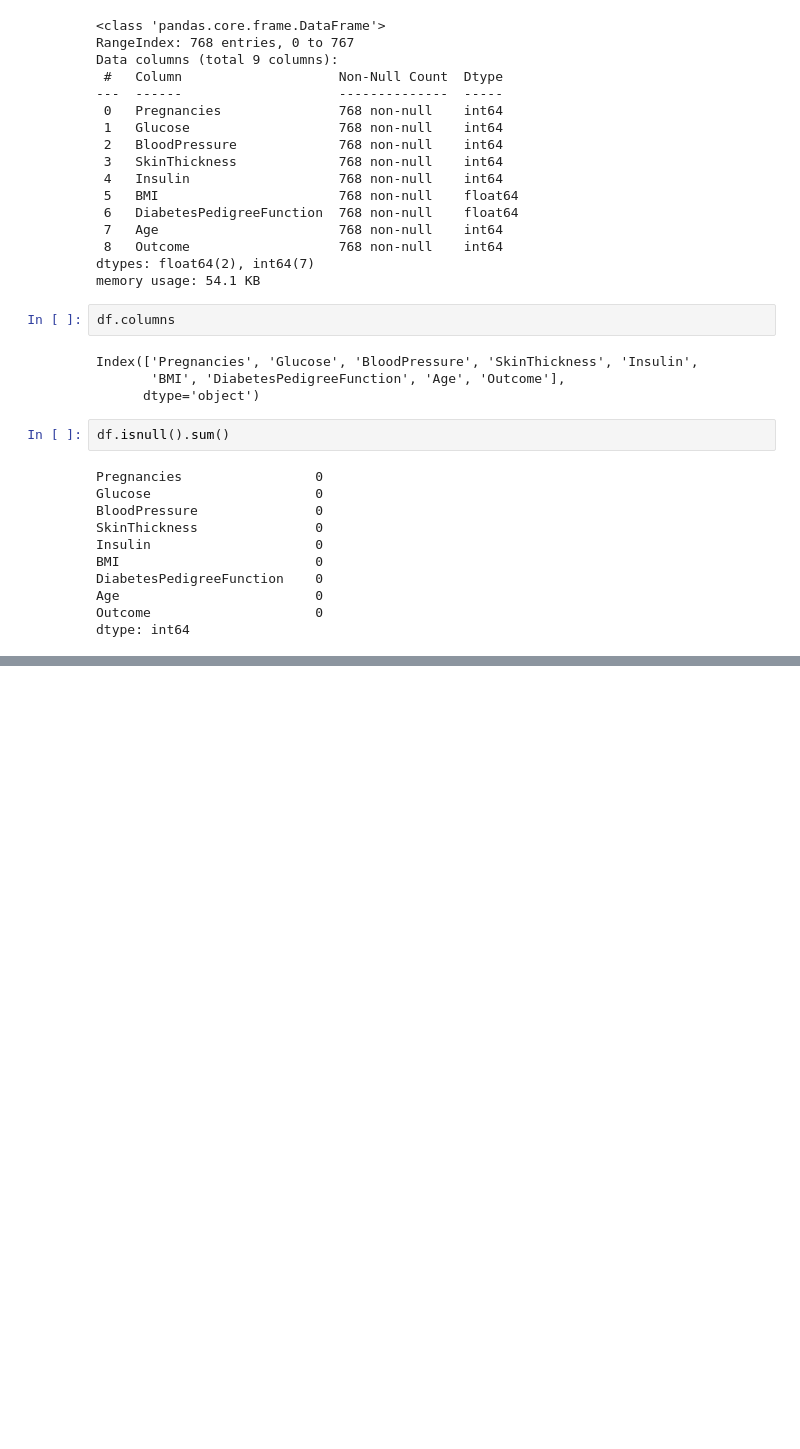
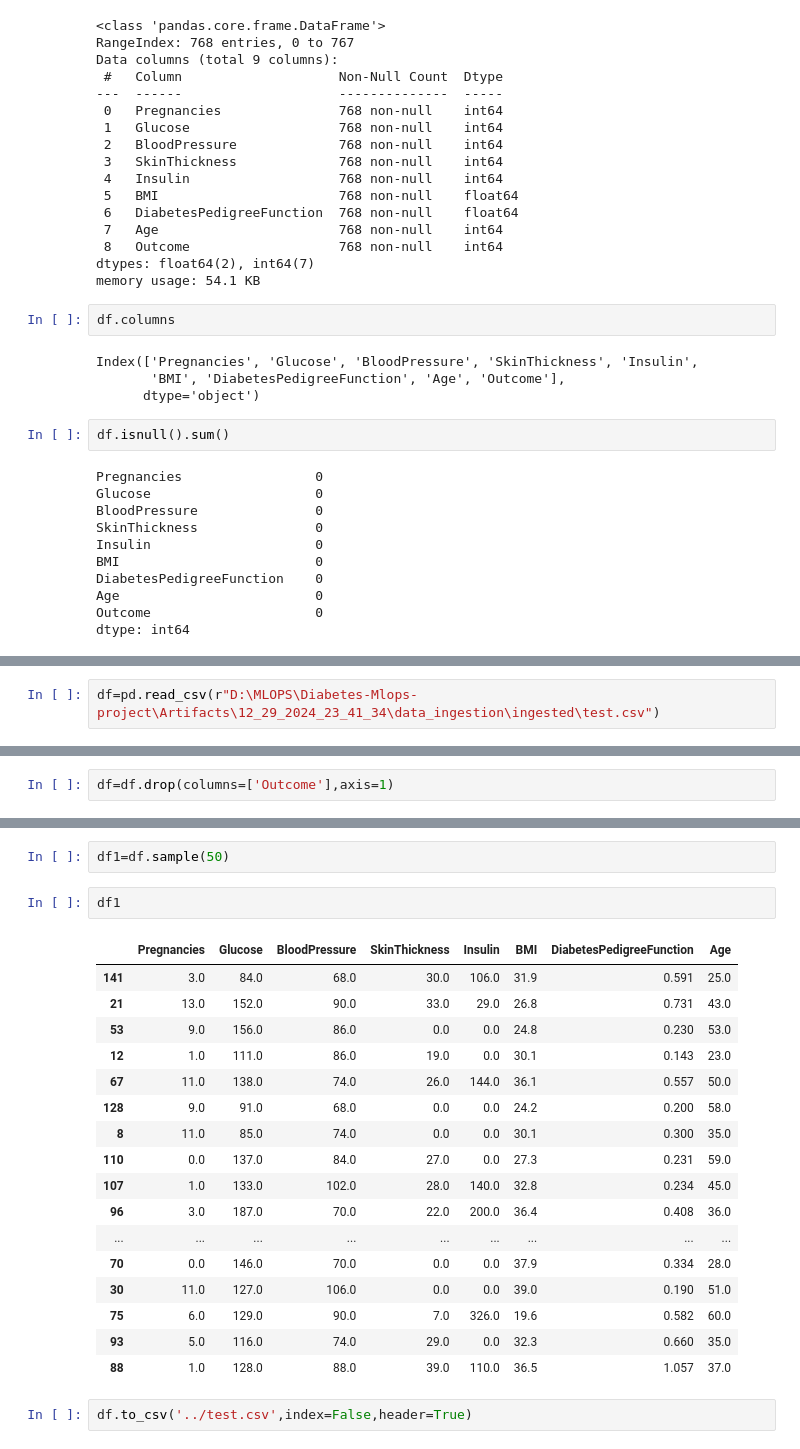
Before and after one commit to SivakumarReddy143/Diabetes-Mlops-project, a Jupyter notebook: notebook/diabetes.ipynb, the cells around one changed output, grey strips where cells are left out. Saved outputs shown, nothing was run; the diff lists cells and outputs as text; blank space fills up the shorter version.

```diff
--- a/notebook/diabetes.ipynb
+++ b/notebook/diabetes.ipynb
@@ -50,0 +53,2 @@ dtype: int64
+# %%
+df=pd.read_csv(r"D:\MLOPS\Diabetes-Mlops-project\Artifacts\12_29_2024_23_41_34\data_ingestion\ingested\test.csv")
@@ -50,0 +64,2 @@ dtype: int64
+# %%
+df=df.drop(columns=['Outcome'],axis=1)
@@ -50,0 +75,24 @@ dtype: int64
+# %%
+df1=df.sample(50)
+# %%
+df1
+# %% [output]
+|  | Pregnancies | Glucose | BloodPressure | SkinThickness | Insulin | BMI | DiabetesPedigreeFunction | Age |
+| 141 | 3.0 | 84.0 | 68.0 | 30.0 | 106.0 | 31.9 | 0.591 | 25.0 |
+| 21 | 13.0 | 152.0 | 90.0 | 33.0 | 29.0 | 26.8 | 0.731 | 43.0 |
+| 53 | 9.0 | 156.0 | 86.0 | 0.0 | 0.0 | 24.8 | 0.230 | 53.0 |
+| 12 | 1.0 | 111.0 | 86.0 | 19.0 | 0.0 | 30.1 | 0.143 | 23.0 |
+| 67 | 11.0 | 138.0 | 74.0 | 26.0 | 144.0 | 36.1 | 0.557 | 50.0 |
+| 128 | 9.0 | 91.0 | 68.0 | 0.0 | 0.0 | 24.2 | 0.200 | 58.0 |
+| 8 | 11.0 | 85.0 | 74.0 | 0.0 | 0.0 | 30.1 | 0.300 | 35.0 |
+| 110 | 0.0 | 137.0 | 84.0 | 27.0 | 0.0 | 27.3 | 0.231 | 59.0 |
+| 107 | 1.0 | 133.0 | 102.0 | 28.0 | 140.0 | 32.8 | 0.234 | 45.0 |
+| 96 | 3.0 | 187.0 | 70.0 | 22.0 | 200.0 | 36.4 | 0.408 | 36.0 |
+| ... | ... | ... | ... | ... | ... | ... | ... | ... |
+| 70 | 0.0 | 146.0 | 70.0 | 0.0 | 0.0 | 37.9 | 0.334 | 28.0 |
+| 30 | 11.0 | 127.0 | 106.0 | 0.0 | 0.0 | 39.0 | 0.190 | 51.0 |
+| 75 | 6.0 | 129.0 | 90.0 | 7.0 | 326.0 | 19.6 | 0.582 | 60.0 |
+| 93 | 5.0 | 116.0 | 74.0 | 29.0 | 0.0 | 32.3 | 0.660 | 35.0 |
+| 88 | 1.0 | 128.0 | 88.0 | 39.0 | 110.0 | 36.5 | 1.057 | 37.0 |
+# %%
+df.to_csv('../test.csv',index=False,header=True)
```
Also changed, not shown: parts of 3 cells of this notebook, 9 other files.
